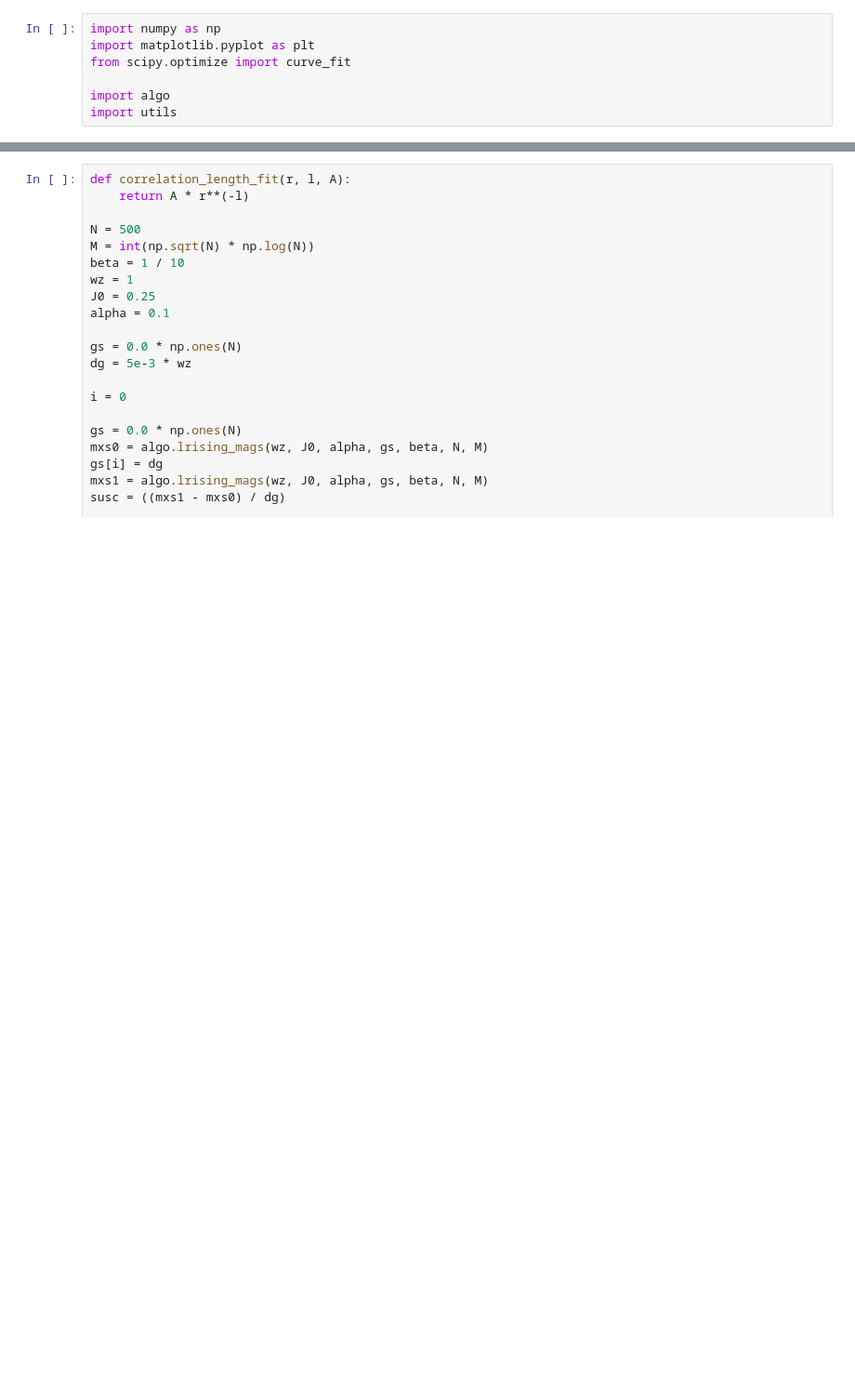
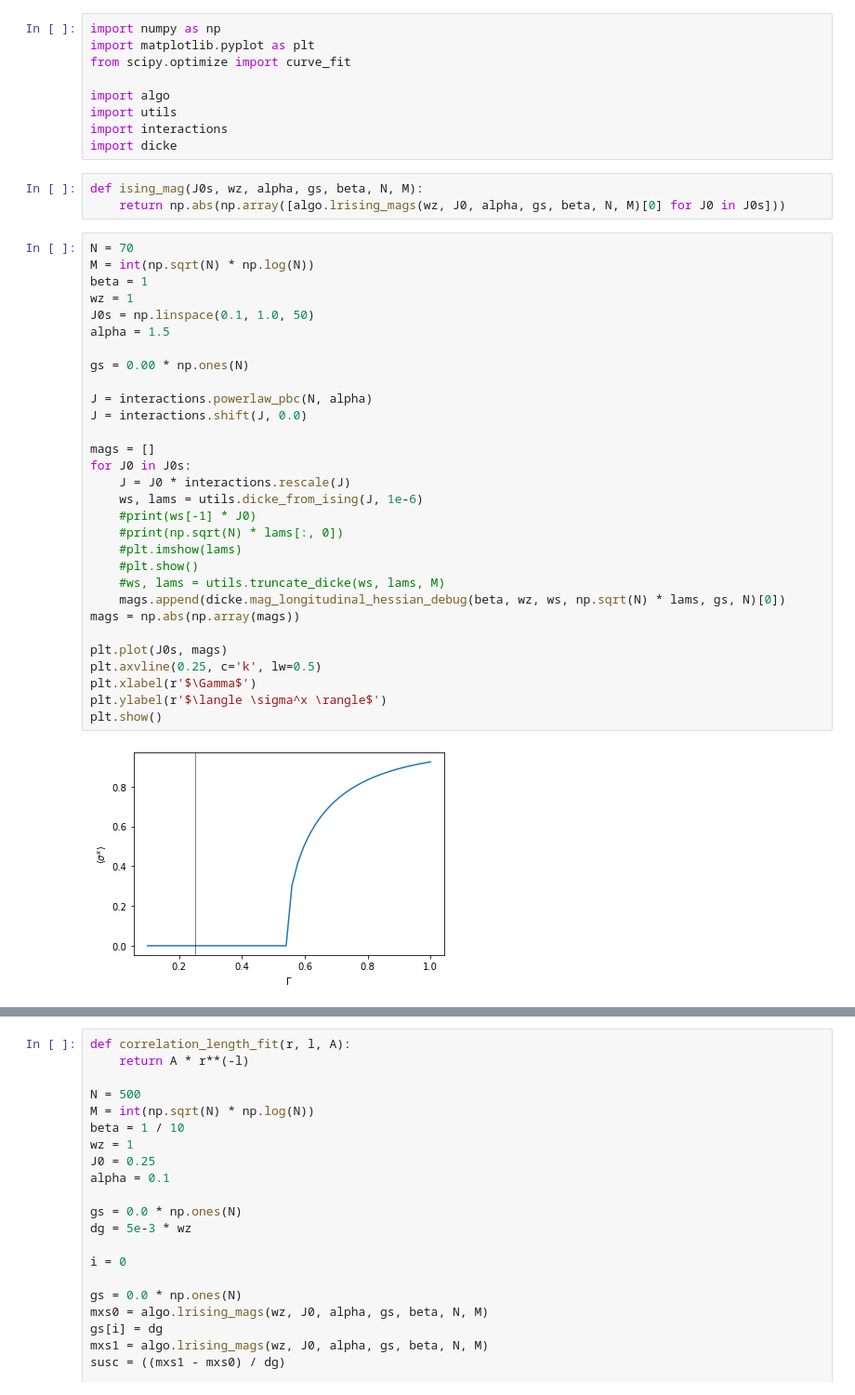
Before and after one commit to chuan97/long-range-ising, a Jupyter notebook: test.ipynb, the cells around one changed output, grey strips where cells are left out. Shown at 93% size. Cells and saved outputs as stored; diff of their text form; blank space fills up the shorter version.

Commit message:
New debug solver

```diff
--- a/test.ipynb
+++ b/test.ipynb
@@ -5,4 +5,41 @@ from scipy.optimize import curve_fit
 
 import algo
 import utils
+import interactions
+import dicke
+# %%
+def ising_mag(J0s, wz, alpha, gs, beta, N, M):
+    return np.abs(np.array([algo.lrising_mags(wz, J0, alpha, gs, beta, N, M)[0] for J0 in J0s]))
+# %%
+N = 70
+M = int(np.sqrt(N) * np.log(N))
+beta = 1
+wz = 1
+J0s = np.linspace(0.1, 1.0, 50)
+alpha = 1.5
+
+gs = 0.00 * np.ones(N)
+
+J = interactions.powerlaw_pbc(N, alpha)
+J = interactions.shift(J, 0.0)
+
+mags = []
+for J0 in J0s:
+    J = J0 * interactions.rescale(J)
+    ws, lams = utils.dicke_from_ising(J, 1e-6)
+    #print(ws[-1] * J0)
+    #print(np.sqrt(N) * lams[:, 0])
+    #plt.imshow(lams)
+    #plt.show()
+    #ws, lams = utils.truncate_dicke(ws, lams, M)
+    mags.append(dicke.mag_longitudinal_hessian_debug(beta, wz, ws, np.sqrt(N) * lams, gs, N)[0])
+mags = np.abs(np.array(mags))
+
+plt.plot(J0s, mags)
+plt.axvline(0.25, c='k', lw=0.5)
+plt.xlabel(r'$\Gamma$')
+plt.ylabel(r'$\langle \sigma^x \rangle$')
+plt.show()
+# %% [output]
+[figure, added]
 # %%
```
Also changed, not shown: parts of 3 cells of this notebook, 1 other file.
